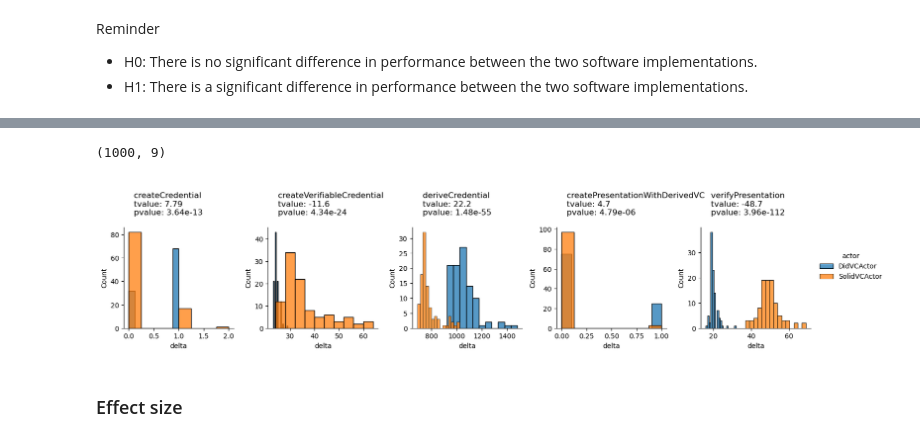
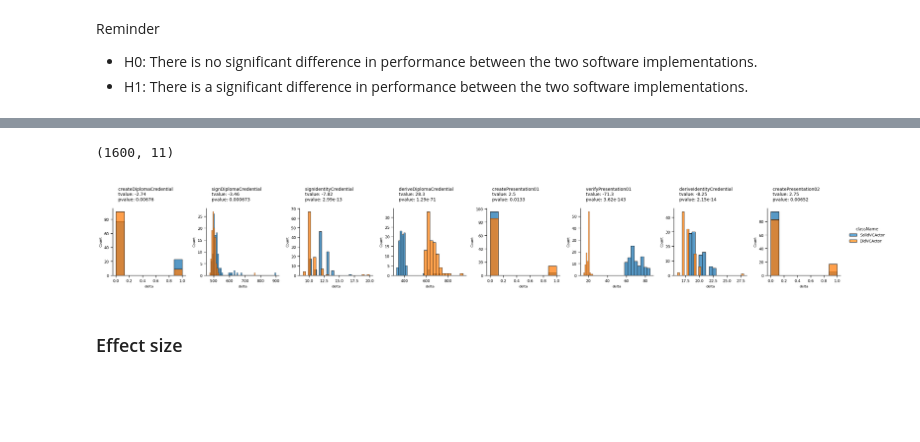
Before and after one commit to SolidLabResearch/pseudonymity-demo, a Jupyter notebook: profiling-report.ipynb, the cells around one changed output, grey strips where cells are left out. Cells and saved outputs as stored; diff of their text form; code cells hidden in the pictures; blank space fills up the shorter version.

```diff
--- a/profiling-report.ipynb
+++ b/profiling-report.ipynb
@@ -184,6 +219,6 @@ df__verify_vp
 # %%
 p_thresh = .05
 # %%
-steps = df_tl.name.unique()
+steps = df_tl.stepName.unique()
 print(steps)
 # %% [output]
@@ -193,8 +230,7 @@ print(steps)
 # %%
-
-grpr_actor = df_tl.groupby('actor')
-assert grpr_actor.ngroups == 2
-A,B = grpr_actor
+grpr_className = df_tl.groupby('className')
+assert grpr_className.ngroups == 2
+A,B = grpr_className
 # %% [markdown]
 Reminder
 
@@ -207,9 +243,14 @@ ttr_ind_per_step = {}
 k_a, df_a = A
 k_b, df_b = B
 
+print(f'''
+    Group A: {k_a}
+    Group B: {k_b}
+    Tested variable: {_var}
+''')
 for step_name in steps:
-        a = df_a[df_a.name == step_name][_var].values.tolist()
-        b = df_b[df_b.name == step_name][_var].values.tolist()
+        a = df_a[df_a.stepName == step_name][_var].values.tolist()
+        b = df_b[df_b.stepName == step_name][_var].values.tolist()
         assert np.shape(a) == np.shape(b)
         ttr_ind_per_step[step_name]=stats.ttest_ind(a,b)
 
@@ -217,5 +258,9 @@ df_test_results = pd.Series(ttr_ind_per_step).apply(lambda t: t._asdict()).apply
 df_test_results.rename({'statistic': 'tvalue'}, axis=1,inplace=True)
 # Add flag to indicate whether to accept/reject H0
 df_test_results['REJECT_H0'] = df_test_results.pvalue < p_thresh
+df_test_results['Conclusion'] = df_test_results.REJECT_H0.apply(lambda reject_H0:
+                                                                f'Significant difference in "{_var}" between {k_a} and {k_b}' if reject_H0
+                                                                else f'No significant difference in "{_var}" between {k_a} and {k_b}'
+                                                               )
 df_test_results
 # %% [output]
@@ -240,27 +291,27 @@ Index(['createCredential', 'createVerifiableCredential', 'deriveCredential',
       dtype='object')
 # %%
-df_tl_sig_diff = df_tl[df_tl.name.apply(lambda n: n in steps_with_sig_diff)]
+df_tl_sig_diff = df_tl[df_tl.stepName.apply(lambda n: n in steps_with_sig_diff)]
 df_tl_sig_diff.shape
 # %% [output]
-(1000, 9)
+(1600, 11)
 # %%
-g = sns.FacetGrid(df_tl_sig_diff,col='name',legend_out=True, hue='actor',sharex=False, sharey=False)
+g = sns.FacetGrid(df_tl_sig_diff,col='stepName',legend_out=True, hue='className',sharex=False, sharey=False)
 
 g = g.map_dataframe(sns.histplot, x='delta',)
 g.add_legend()
 
 for c in g.col_names:
     s = df_test_results.loc[c]
 
     g.axes_dict[c].set_title('',loc='center')
     txt_stats = f'''
     {c}
     tvalue: {s["tvalue"]:.3}
     pvalue: {s["pvalue"]:.3}
     '''
     g.axes_dict[c].set_title(txt_stats,loc='left')
 # %% [output]
-[figure, old version]
+[figure, new version]
 # %% [markdown]
 ### Effect size
 # %% [markdown]
```
Also changed, not shown: parts of 27 cells of this notebook.
